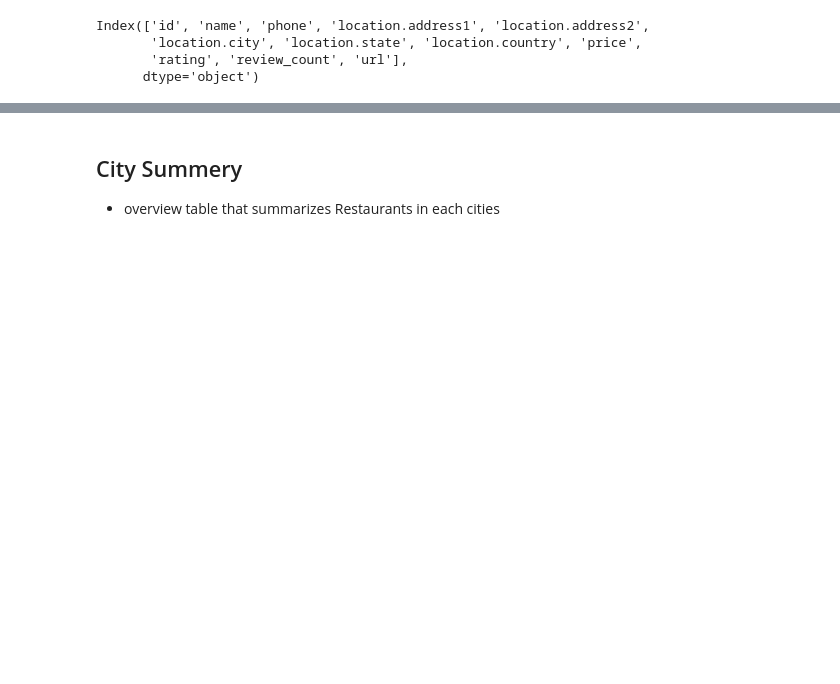
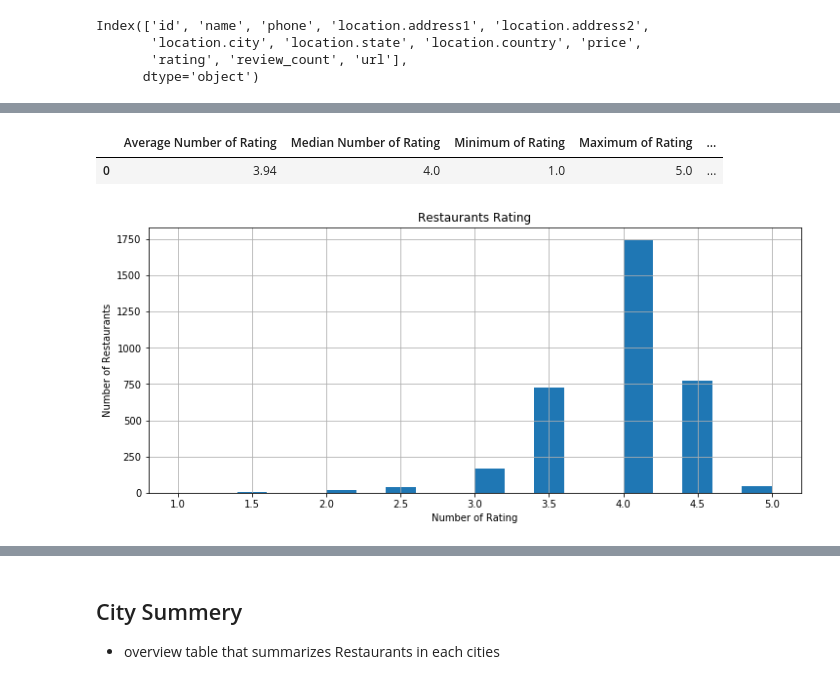
Before and after one commit to ermiasgelaye/Yelp-Challenge, a Jupyter notebook: pyRestaurants/yelp-challenge.ipynb, the cells around one changed output, grey strips where cells are left out. Saved outputs shown, nothing was run; the diff lists cells and outputs as text; code cells hidden in the pictures; blank space fills up the shorter version.

```diff
--- a/pyRestaurants/yelp-challenge.ipynb
+++ b/pyRestaurants/yelp-challenge.ipynb
@@ -88,0 +325,42 @@ Restaurant_count
+# %%
+# Function to generate summary stats for numeric columns in dataset/dataframe.
+def SummaryStats(column, cleaned_df):
+    mean_numpy = np.mean(cleaned_df[column])
+    median_numpy = np.median(cleaned_df[column])
+    min_numpy = np.min(cleaned_df[column])
+    max_numpy = np.max(cleaned_df[column])
+    std_numpy = np.std(cleaned_df[column])
+    var_numpy = np.var(cleaned_df[column])
+    sem_numpy = cleaned_df[column].sem()
+
+    summary_df = pd.DataFrame({ f"Average Number of {column}":round(mean_numpy,2),
+                                f"Median Number of {column}":round(median_numpy,2),
+                                f"Minimum of {column}":round(min_numpy,2),
+                                f"Maximum of {column}":round(max_numpy,2),
+                                f"Standard Deviation of {column}":round(mean_numpy,2),
+                                f"Variance of {column}":round(median_numpy,2),
+                                f"Standard Error of Mean of {column}":round(sem_numpy,2)},index = [0])
+
+    return summary_df
+
+# Function to generate histogram
+def Histogram(column, cleaned_df, number_bins, title):
+    plt.figure(figsize=(12, 5))
+    plt.hist(cleaned_df[column], bins=number_bins)
+    plt.xlabel(f'Number of {column}')
+    plt.ylabel('Number of Restaurants')
+    plt.title(title)
+    plt.grid()
+    plt.show()
+# %%
+# Summary table for star rating
+
+SummaryStats("Rating", cleaned_df)
+# %% [output]
+|  | Average Number of Rating | Median Number of Rating | Minimum of Rating | Maximum of Rating | ... |
+| 0 | 3.94 | 4.0 | 1.0 | 5.0 | ... |
+# %%
+# Characterize the rating data by using histogram.
+Histogram("Rating", cleaned_df,20, title="Restaurants Rating")
+# %% [output]
+[figure, added]
```
Also changed, not shown: parts of 27 cells of this notebook, 1 other file.
